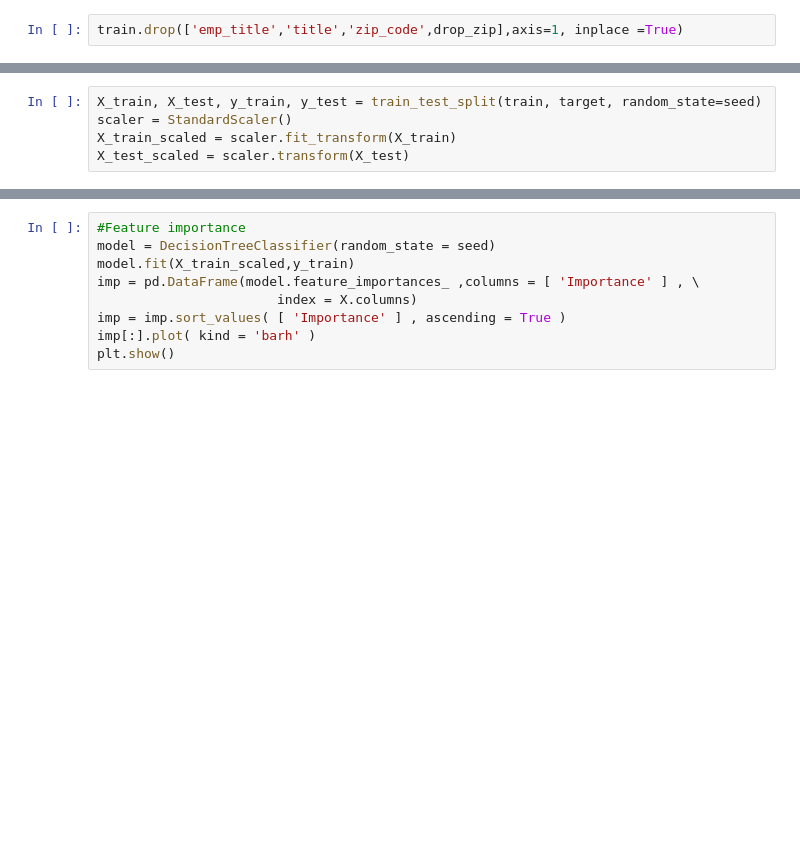
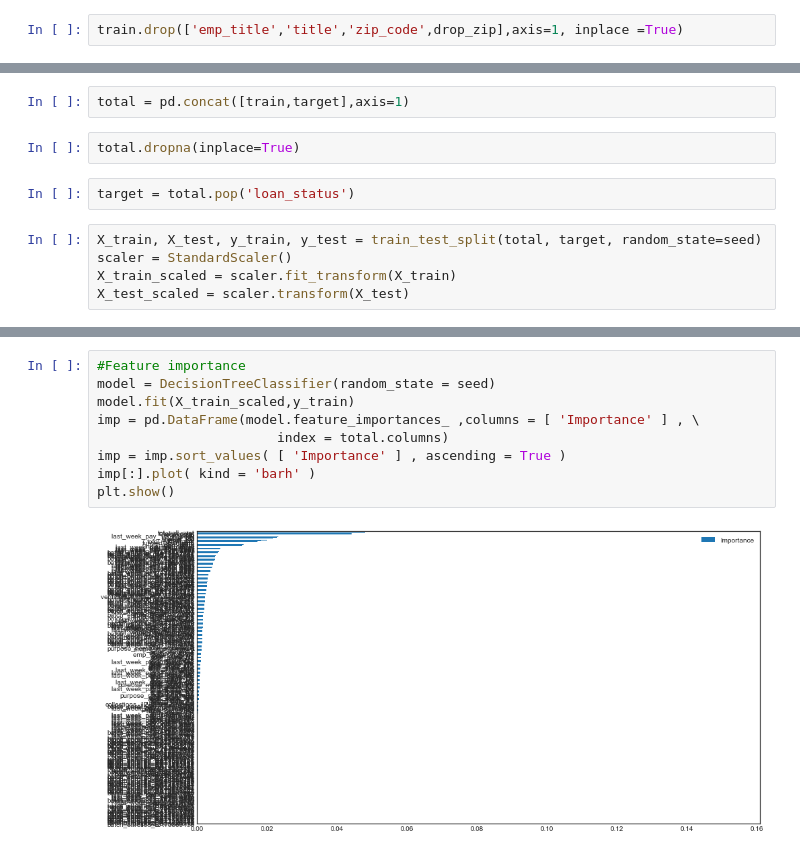
Before and after one commit to dev-rpr/MachineLearning, a Jupyter notebook: HackerEarth_BankLoan.ipynb, the cells around one changed output, grey strips where cells are left out. Saved outputs shown, nothing was run; the diff lists cells and outputs as text; blank space fills up the shorter version.

```diff
--- a/HackerEarth_BankLoan.ipynb
+++ b/HackerEarth_BankLoan.ipynb
@@ -350,5 +370,11 @@ final_test.T
+# %%
+total = pd.concat([train,target],axis=1)
+# %%
+total.dropna(inplace=True)
+# %%
+target = total.pop('loan_status')
 # %%
-X_train, X_test, y_train, y_test = train_test_split(train, target, random_state=seed)
+X_train, X_test, y_train, y_test = train_test_split(total, target, random_state=seed)
 scaler = StandardScaler()
 X_train_scaled = scaler.fit_transform(X_train)
 X_test_scaled = scaler.transform(X_test)
@@ -359,9 +385,11 @@ print(X_train.shape, X_test.shape, y_train.shape, y_test.shape)
 # %%
 #Feature importance
 model = DecisionTreeClassifier(random_state = seed)
 model.fit(X_train_scaled,y_train)
 imp = pd.DataFrame(model.feature_importances_ ,columns = [ 'Importance' ] , \
-                       index = X.columns)
+                       index = total.columns)
 imp = imp.sort_values( [ 'Importance' ] , ascending = True )
 imp[:].plot( kind = 'barh' )
 plt.show()
+# %% [output]
+[figure, added]
```
Also changed, not shown: parts of 15 cells of this notebook.
